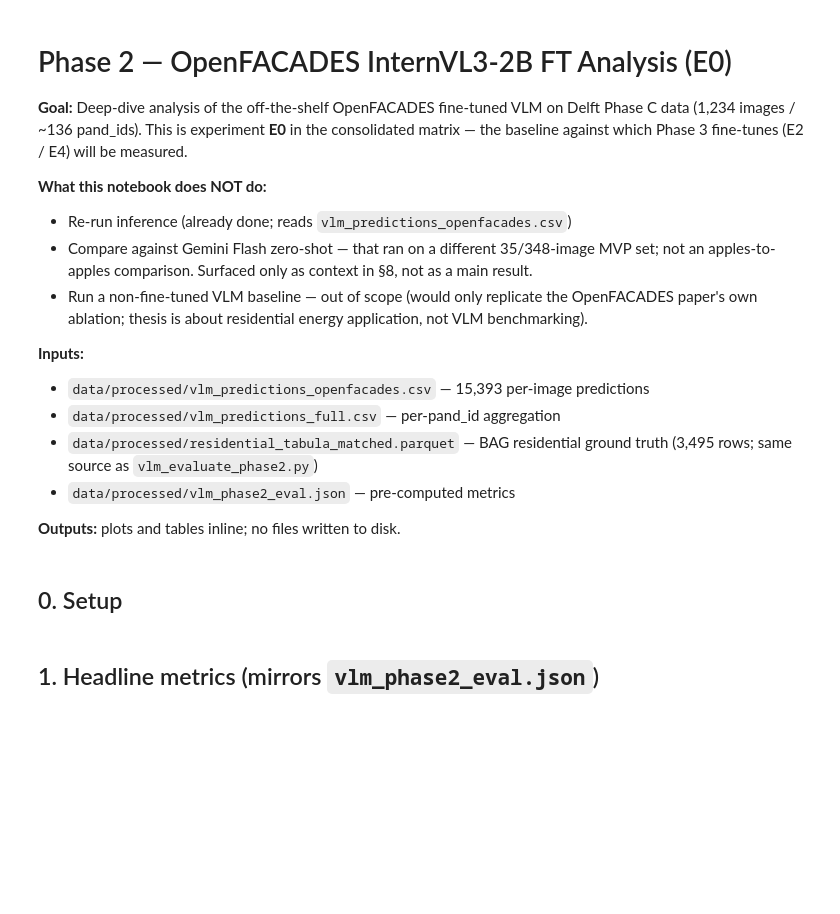
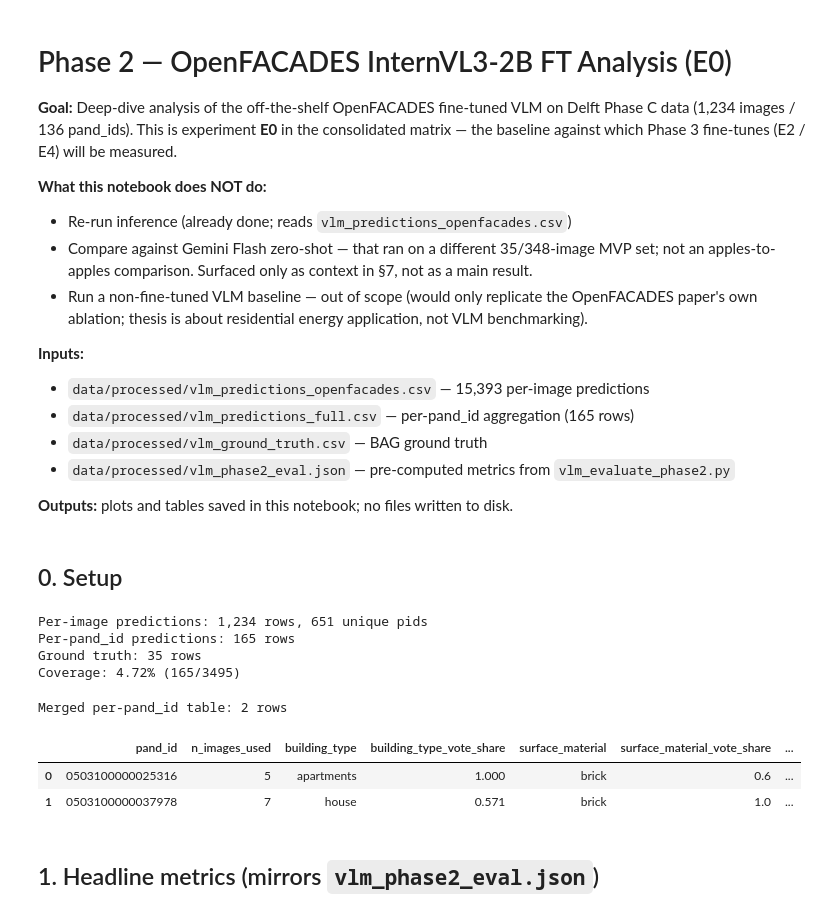
Before and after one commit to Peilingll/semi-synthetic-building-energy, a Jupyter notebook: notebooks/04_phase2_openfacades_analysis.ipynb, the cells around one changed output. Cells and saved outputs as stored; diff of their text form; code cells hidden in the pictures; blank space fills up the shorter version.

Commit message:
add 3 other city data exploration

```diff
--- a/notebooks/04_phase2_openfacades_analysis.ipynb
+++ b/notebooks/04_phase2_openfacades_analysis.ipynb
@@ -1,20 +1,20 @@
 # %% [markdown]
 # Phase 2 — OpenFACADES InternVL3-2B FT Analysis (E0)
 
-**Goal:** Deep-dive analysis of the off-the-shelf OpenFACADES fine-tuned VLM on Delft Phase C data (1,234 images / ~136 pand_ids). This is experiment **E0** in the consolidated matrix — the baseline against which Phase 3 fine-tunes (E2 / E4) will be measured.
+**Goal:** Deep-dive analysis of the off-the-shelf OpenFACADES fine-tuned VLM on Delft Phase C data (1,234 images / 136 pand_ids). This is experiment **E0** in the consolidated matrix — the baseline against which Phase 3 fine-tunes (E2 / E4) will be measured.
 
 **What this notebook does NOT do:**
 - Re-run inference (already done; reads `vlm_predictions_openfacades.csv`)
-- Compare against Gemini Flash zero-shot — that ran on a different 35/348-image MVP set; not an apples-to-apples comparison. Surfaced only as context in §8, not as a main result.
+- Compare against Gemini Flash zero-shot — that ran on a different 35/348-image MVP set; not an apples-to-apples comparison. Surfaced only as context in §7, not as a main result.
 - Run a non-fine-tuned VLM baseline — out of scope (would only replicate the OpenFACADES paper's own ablation; thesis is about residential energy application, not VLM benchmarking).
 
 **Inputs:**
 - `data/processed/vlm_predictions_openfacades.csv` — 15,393 per-image predictions
-- `data/processed/vlm_predictions_full.csv` — per-pand_id aggregation
-- `data/processed/residential_tabula_matched.parquet` — BAG residential ground truth (3,495 rows; same source as `vlm_evaluate_phase2.py`)
-- `data/processed/vlm_phase2_eval.json` — pre-computed metrics
+- `data/processed/vlm_predictions_full.csv` — per-pand_id aggregation (165 rows)
+- `data/processed/vlm_ground_truth.csv` — BAG ground truth
+- `data/processed/vlm_phase2_eval.json` — pre-computed metrics from `vlm_evaluate_phase2.py`
 
-**Outputs:** plots and tables inline; no files written to disk.
+**Outputs:** plots and tables saved in this notebook; no files written to disk.
 # %% [markdown]
 ## 0. Setup
 # %%
@@ -34,26 +34,33 @@ PROC = Path("../data/processed")
 
 per_image = pd.read_csv(PROC / "vlm_predictions_openfacades.csv")
 per_building = pd.read_csv(PROC / "vlm_predictions_full.csv")
-# Ground truth is the BAG residential subset (3,495 rows) used by `vlm_evaluate_phase2.py`,
-# NOT the 35-row `vlm_ground_truth.csv` (that one was the Gemini MVP set).
-gt = pd.read_parquet(PROC / "residential_tabula_matched.parquet")
+gt = pd.read_csv(PROC / "vlm_ground_truth.csv")
 with open(PROC / "vlm_phase2_eval.json") as f:
     eval_summary = json.load(f)
 
 print(f"Per-image predictions: {len(per_image):,} rows, {per_image['pid'].nunique():,} unique pids")
 print(f"Per-pand_id predictions: {len(per_building):,} rows")
-print(f"Ground truth (BAG residential): {len(gt):,} rows")
+print(f"Ground truth: {len(gt):,} rows")
 print(f"Coverage: {eval_summary['coverage_pct']}% ({eval_summary['n_predictions']}/{eval_summary['n_bag_residential']})")
+# %% [output]
+Per-image predictions: 1,234 rows, 651 unique pids
+Per-pand_id predictions: 165 rows
+Ground truth: 35 rows
+Coverage: 4.72% (165/3495)
 # %%
 # Normalise pand_id types so merges work (BAG IDs are 16-digit zero-padded strings)
 for df, col in [(per_image, "pid"), (per_building, "pand_id"), (gt, "pand_id")]:
     df[col] = df[col].astype(str).str.zfill(16)
 
 # Build the canonical (pred, gt) merged table at the per-pand_id level
-merged = per_building.merge(gt, on="pand_id", how="inner")
+merged = per_building.merge(gt, left_on="pand_id", right_on="pand_id", how="inner")
 print(f"Merged per-pand_id table: {len(merged)} rows")
-print(f"Pred rows lost in merge: {len(per_building) - len(merged)} (predictions for non-residential / non-BAG pand_ids)")
 merged.head(3)
+# %% [output]
+Merged per-pand_id table: 2 rows
+|  | pand_id | n_images_used | building_type | building_type_vote_share | surface_material | surface_material_vote_share | ... |
+| 0 | 0503100000025316 | 5 | apartments | 1.000 | brick | 0.6 | ... |
+| 1 | 0503100000037978 | 7 | house | 0.571 | brick | 1.0 | ... |
 # %% [markdown]
 ## 1. Headline metrics (mirrors `vlm_phase2_eval.json`)
 # %%
```
Also changed, not shown: parts of 17 cells of this notebook, 2 other files.
